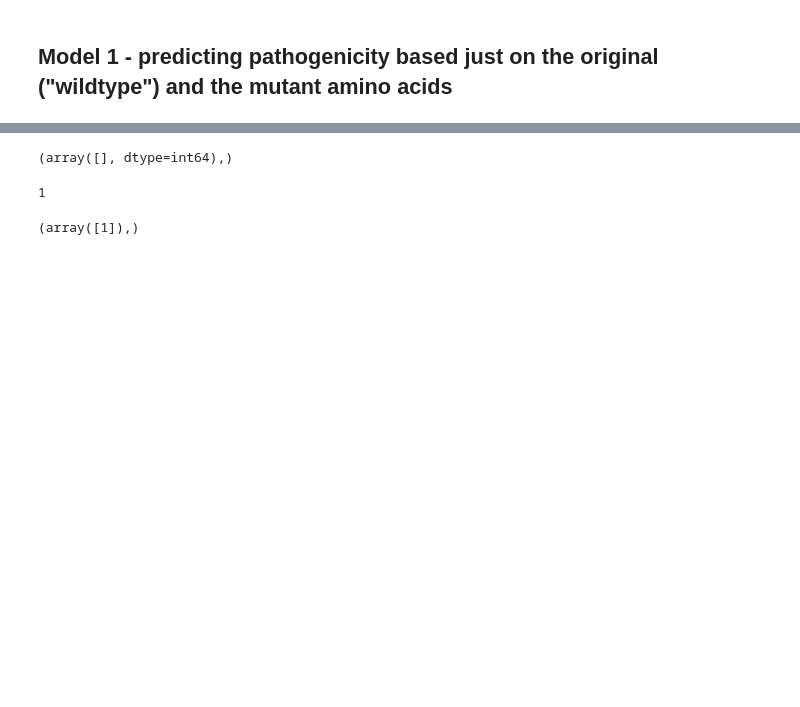
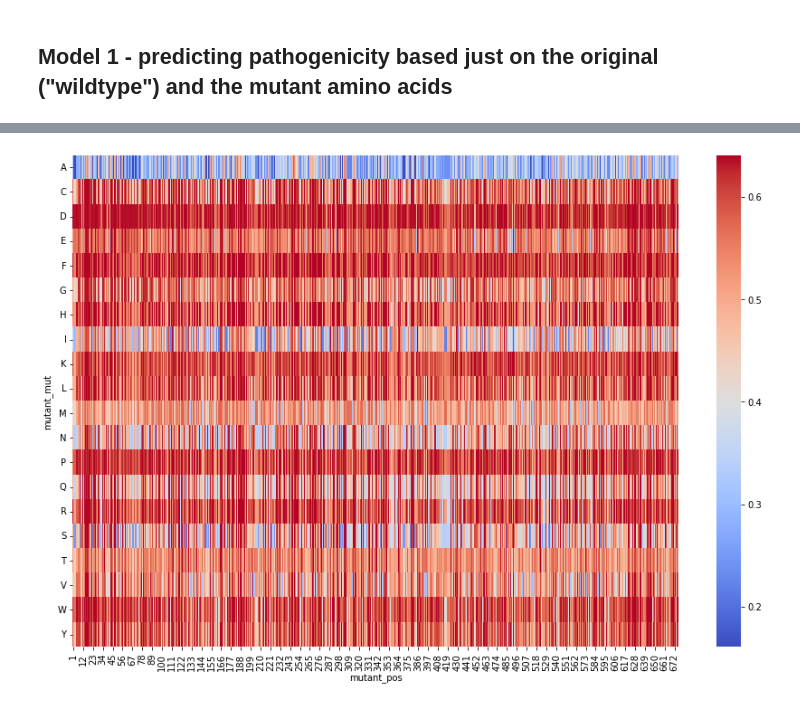
Before and after one commit to kpgbrock/CS89_VariantEffectPrediction, a Jupyter notebook: Code/demo_all_three_models.ipynb, the cells around one changed output, grey strips where cells are left out. Saved outputs shown, nothing was run; the diff lists cells and outputs as text; code cells hidden in the pictures; blank space fills up the shorter version.

Commit message:
Updated code to working model - need to fix input array shapes

```diff
--- a/Code/demo_all_three_models.ipynb
+++ b/Code/demo_all_three_models.ipynb
@@ -91,12 +58,12 @@ pathogenic_index = ohe_label_fx.categories_
-# %%
-np.where(pathogenic_index == 'pathogenic')
-# %% [output]
-(array([], dtype=int64),)
-# %%
-list(pathogenic_index[0]).index('pathogenic')
-# %% [output]
-1
-# %%
-np.where(pathogenic_index[0]=='pathogenic')
-# %% [output]
-(array([1]),)
+# %%
+# Instantiate a Protein class for our protein (specified by Uniprot ID) of
+# interest
+uniprot = vep.Protein(uniprot_id)
+# %%
+m1 = vep.Model1()
+m1.load_nn_model_from_weights(main_path+'Code/Trained_Model_Weights/Model1')
+# %%
+uniprot.test_all_single_aa_subs(m1)
+uniprot.plot_heatmap_pathogenicity(set_wt_to_zero=False)
+# %% [output]
+[figure, added]
```
Also changed, not shown: parts of 10 cells of this notebook, 22 other files.
